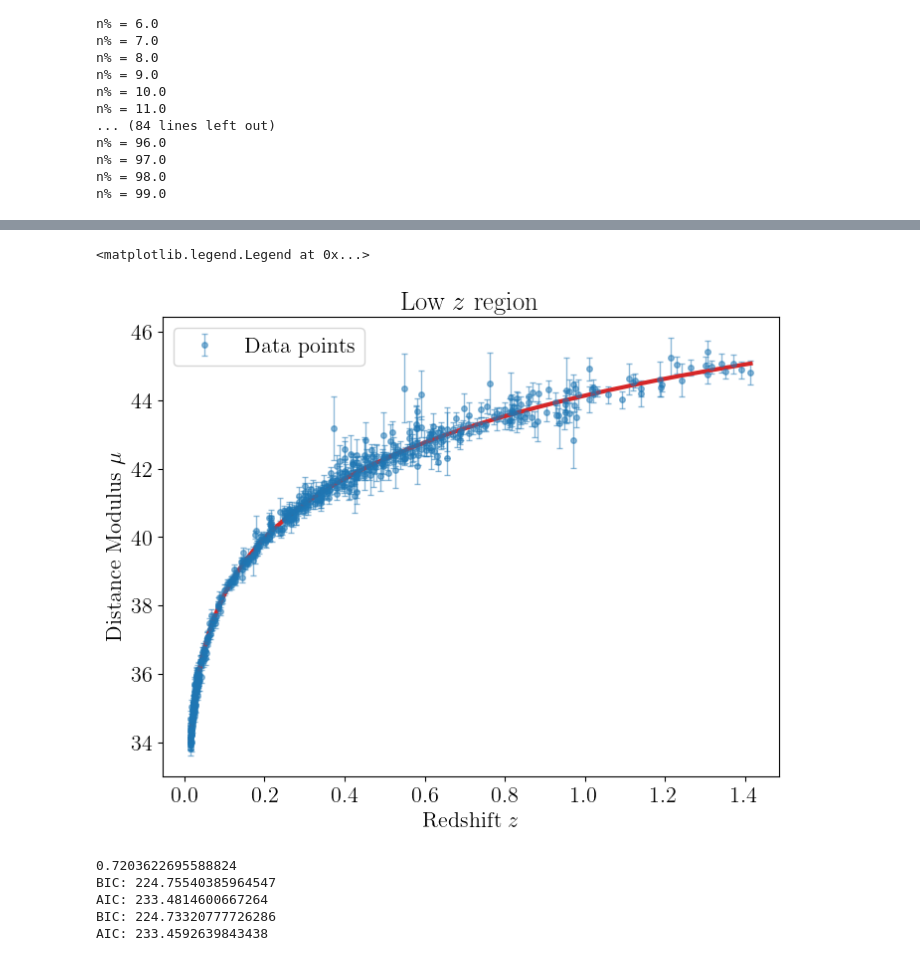
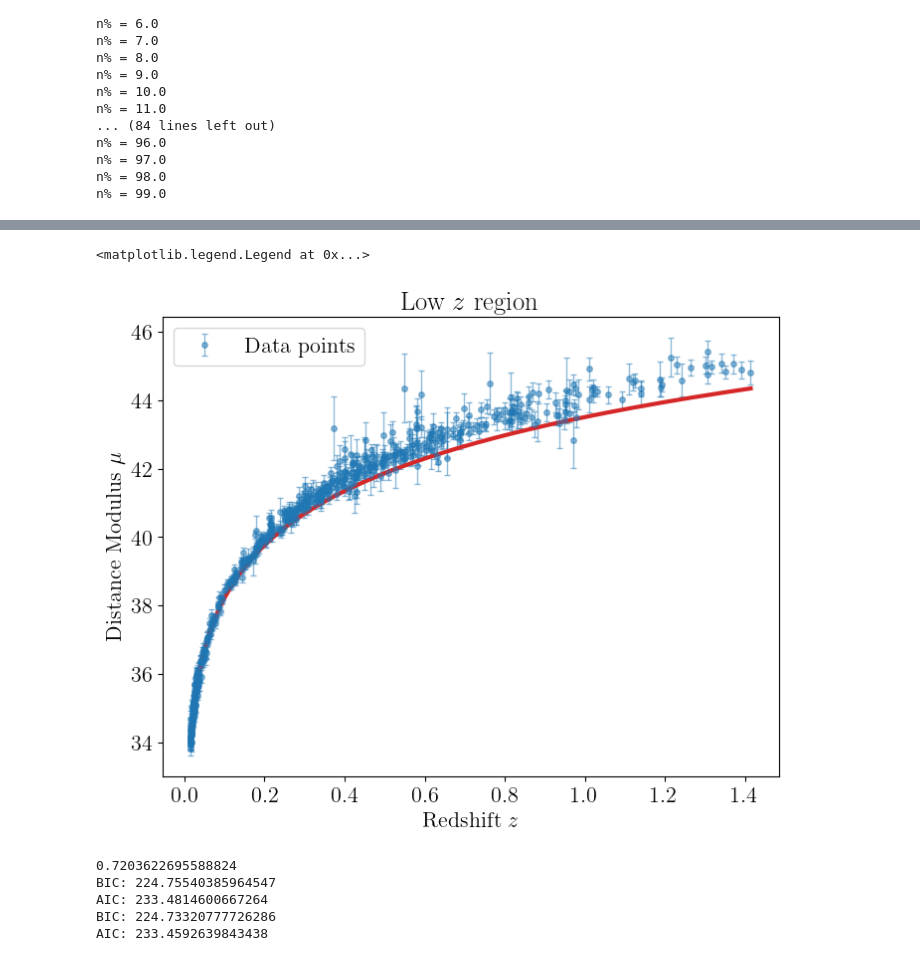
Before and after one commit to j-haralds/Advanced_sim, a Jupyter notebook: proj1_shared/proj1_2_jonatan.ipynb, the cells around one changed output, grey strips where cells are left out. Drawn from its saved outputs; the diff is of its cells as text; code cells hidden in the pictures.

```diff
--- a/proj1_shared/proj1_2_jonatan.ipynb
+++ b/proj1_shared/proj1_2_jonatan.ipynb
@@ -209,8 +210,8 @@ print(np.exp(log_likelihood(Ω,z,mu,mu_err)))
 Ω = 0.722
 3.700310636770349e+51
 # %%
-def ML(z=z,mu=mu,mu_err = mu_err, model = 'lam'):
-    if model == 'lam':
+def ML(z=z,mu=mu,mu_err = mu_err, model = 'Om_M'):
+    if model == 'Om_M':
         theta_0 = [1,-1]
         res = scipy.optimize.minimize(log_likelihood, theta_0, args=(z,mu,mu_err,True))
         theta_opt = res['x']
@@ -292,16 +288,16 @@ sns.jointplot(x = lam,y =  w)#,hue=like)
 # %%
-theta_0 = [Ω,w_hat]
+theta_hat = ML(model = 'Om_m')
 
 plt.figure(figsize=(8,6))
 plt.errorbar(z,mu,yerr=mu_err,color='tab:blue',alpha=0.5,fmt='o',markersize=4,elinewidth=1,capsize=2,label='Data points')
 plt.xlabel('Redshift $z$')
 plt.ylabel('Distance Modulus $\\mu$')
 plt.title('Low $z$ region')
 plt.plot(np.sort(z),model(theta_0,np.sort(z)),color='tab:red',lw = 3)
 plt.legend()
 # %% [output]
 <matplotlib.legend.Legend at 0x...>
-[figure, old version]
+[figure, new version]
 # %%
 def bic(theta, z, mu, mu_err):
     Np = len(theta)
```
Also changed, not shown: parts of 7 cells of this notebook, 4 other files.
